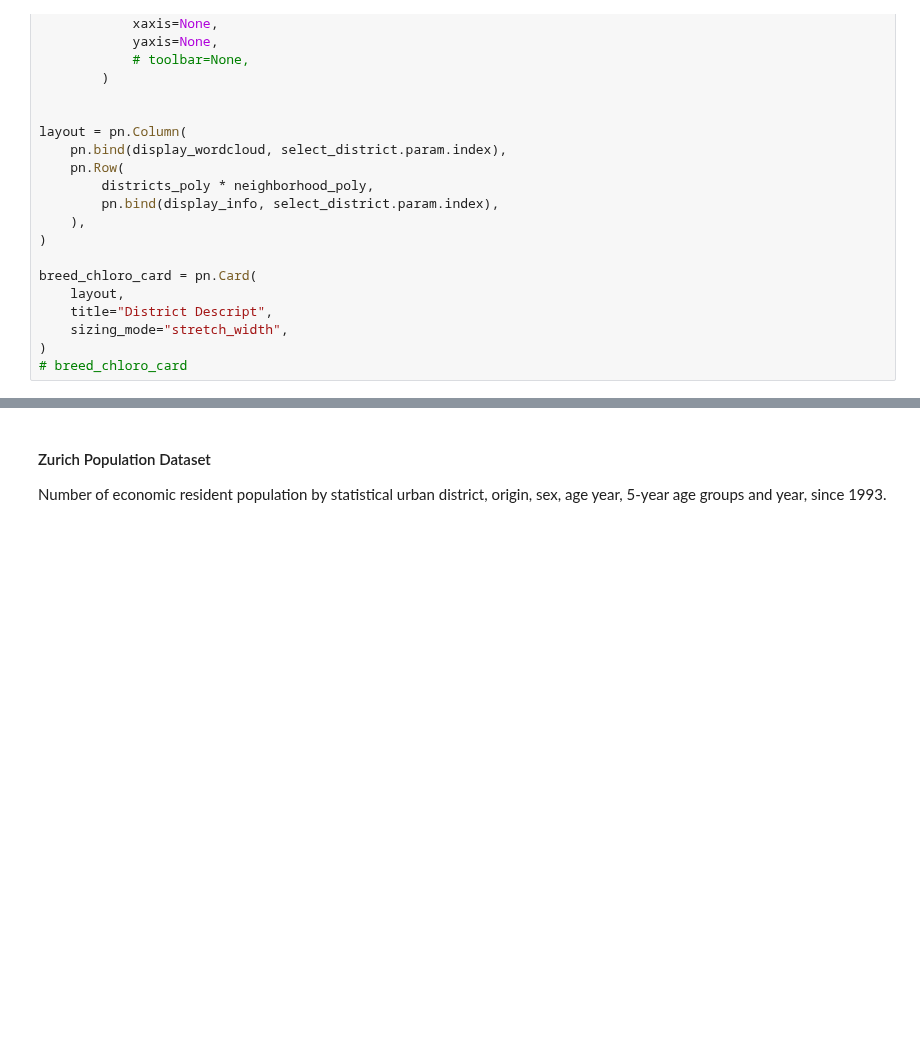
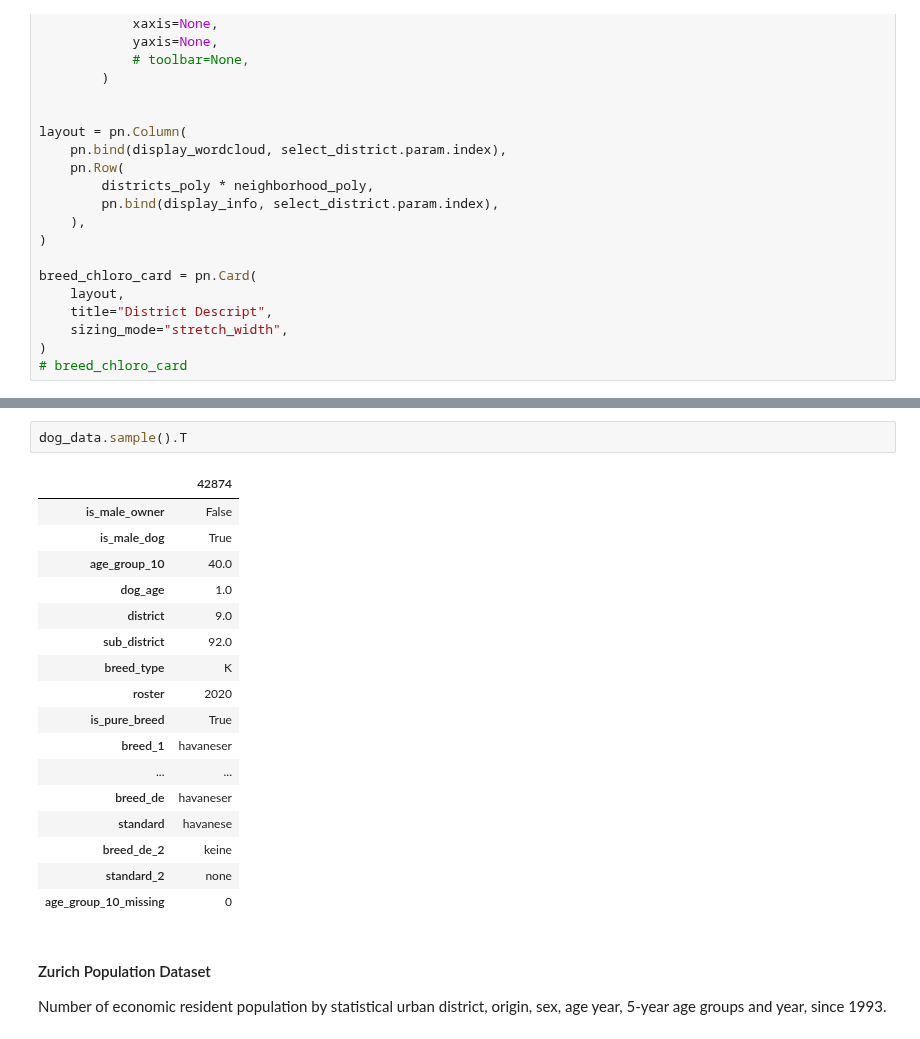
Before and after one commit to jonnross88/Springboard, a Jupyter notebook: u20_data_storytelling/zurich.ipynb, the cells around one changed output, grey strips where cells are left out. Drawn from its saved outputs; the diff is of its cells as text; blank space fills up the shorter version.

```diff
--- a/u20_data_storytelling/zurich.ipynb
+++ b/u20_data_storytelling/zurich.ipynb
@@ -1173,3 +1216,23 @@ Name: age_group_10, dtype: int64
+# %%
+dog_data.sample().T
+# %% [output]
+|  | 42874 |
+| is_male_owner | False |
+| is_male_dog | True |
+| age_group_10 | 40.0 |
+| dog_age | 1.0 |
+| district | 9.0 |
+| sub_district | 92.0 |
+| breed_type | K |
+| roster | 2020 |
+| is_pure_breed | True |
+| breed_1 | havaneser |
+| ... | ... |
+| breed_de | havaneser |
+| standard | havanese |
+| breed_de_2 | keine |
+| standard_2 | none |
+| age_group_10_missing | 0 |
 # %% [markdown]
 #### Zurich Population Dataset
 Number of economic resident population by statistical urban district, origin, sex, age year, 5-year age groups and year, since 1993.
```
Also changed, not shown: parts of 26 cells of this notebook, 1 other file.
